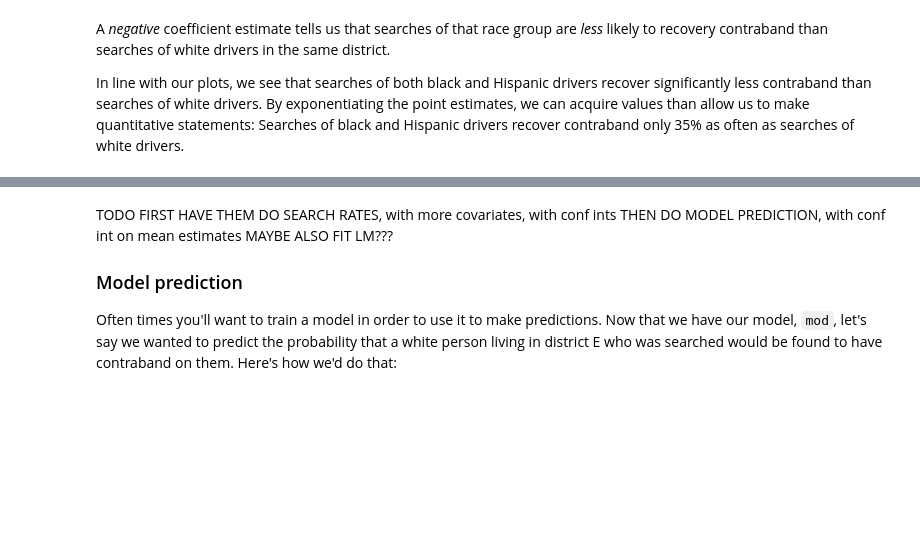
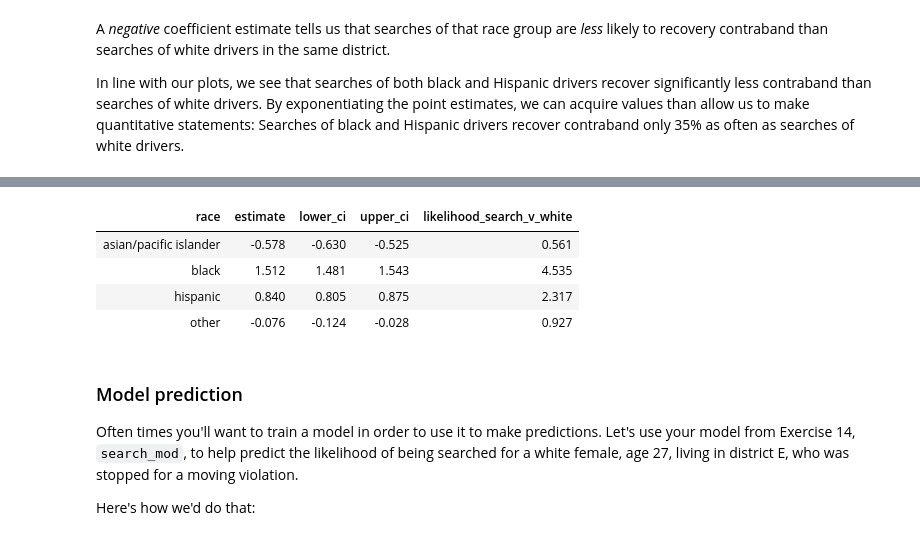
Before and after one commit to stanford-policylab/iriss-workshop, a Jupyter notebook: R/4-policing-answers.ipynb, the cells around one changed output, grey strips where cells are left out. Drawn from its saved outputs; the diff is of its cells as text; code cells hidden in the pictures; blank space fills up the shorter version.

```diff
--- a/R/4-policing-answers.ipynb
+++ b/R/4-policing-answers.ipynb
@@ -1188,11 +1234,34 @@ In line with our plots, we see that searches of both black and Hispanic drivers
+# %%
+# EXERCISE 14.2: YOUR CODE HERE
+# START
+tidy(search_mod) %>%
+    filter(str_detect(term, "race")) %>%
+    mutate(
+        race = str_remove_all(term, "race"),
+        lower_ci = round(estimate - 1.96*std.error, 3),
+        upper_ci = round(estimate + 1.96*std.error, 3),
+        likelihood_search_v_white = exp(estimate)
+    ) %>%
+    select(
+        race,
+        estimate,
+        lower_ci,
+        upper_ci,
+        likelihood_search_v_white
+    )
+# END
+# %% [output]
+| race | estimate | lower_ci | upper_ci | likelihood_search_v_white |
+| asian/pacific islander | -0.578 | -0.630 | -0.525 | 0.561 |
+| black | 1.512 | 1.481 | 1.543 | 4.535 |
+| hispanic | 0.840 | 0.805 | 0.875 | 2.317 |
+| other | -0.076 | -0.124 | -0.028 | 0.927 |
 # %% [markdown]
-TODO FIRST HAVE THEM DO SEARCH RATES, with more covariates, with conf ints
-THEN DO MODEL PREDICTION, with conf int on mean estimates
-MAYBE ALSO FIT LM???
-
 ### Model prediction
 
-Often times you'll want to train a model in order to use it to make predictions. Now that we have our model, `mod`, let's say we wanted to predict the probability that a white person living in district E who was searched would be found to have contraband on them. Here's how we'd do that:
+Often times you'll want to train a model in order to use it to make predictions. Let's use your model from Exercise 14, `search_mod`, to help predict the likelihood of being searched for a white female, age 27, living in district E, who was stopped for a moving violation.
+
+Here's how we'd do that:
 # %%
 person <- tibble(
     race = c('white'),
```
Also changed, not shown: parts of 11 cells of this notebook, 1 other file.
